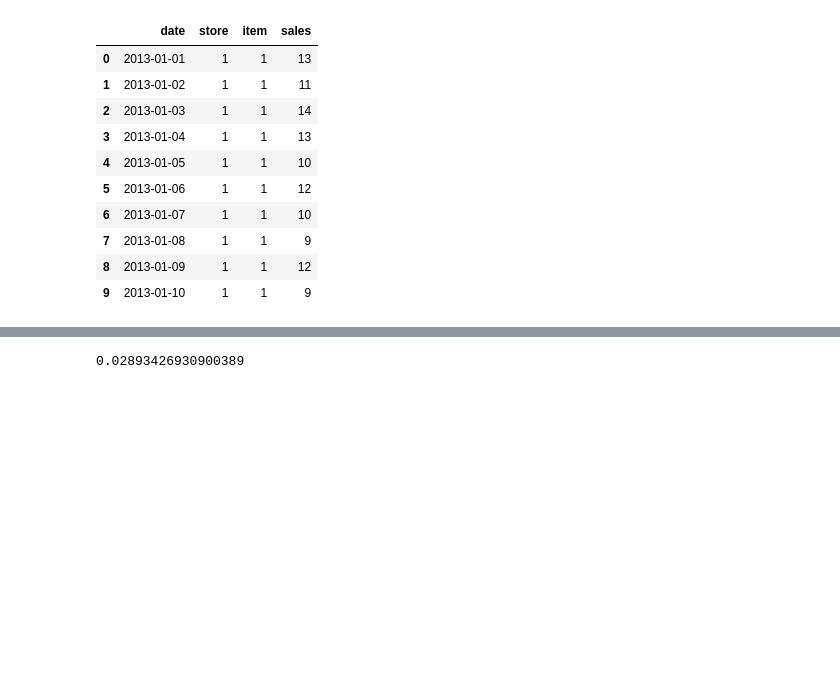
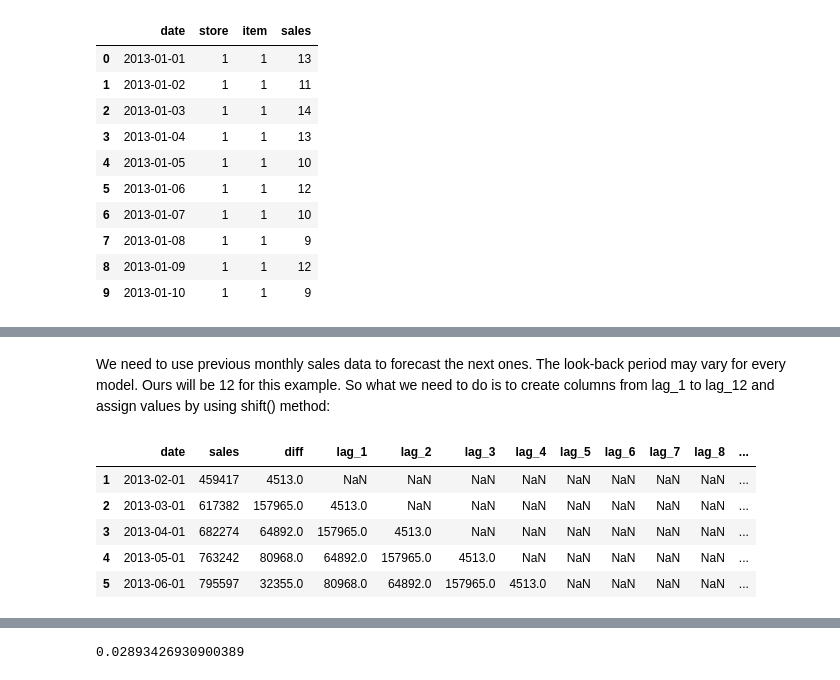
Before and after one commit to ryan13/Projects_prototype, a Jupyter notebook: Marketing_analytics/SaleForecast_LSTM.ipynb, the cells around one changed output, grey strips where cells are left out. Saved outputs shown, nothing was run; the diff lists cells and outputs as text; code cells hidden in the pictures; blank space fills up the shorter version.

Commit message:
Sale forecast

```diff
--- a/Marketing_analytics/SaleForecast_LSTM.ipynb
+++ b/Marketing_analytics/SaleForecast_LSTM.ipynb
@@ -129,3 +105,20 @@ pyoff.iplot(fig)
+# %% [markdown]
+We need to use previous monthly sales data to forecast the next ones. The look-back period may vary for every model. Ours will be 12 for this example.
+So what we need to do is to create columns from lag_1 to lag_12 and assign values by using shift() method:
 # %%
 #create new dataframe from transformation from time series to supervised
 df_supervised = df_diff.drop(['prev_sales'],axis=1)
+
+#adding lags
+for inc in range(1,13):
+    field_name = 'lag_' + str(inc)
+    df_supervised[field_name] = df_supervised['diff'].shift(inc)
+
+df_supervised.head()
+# %% [output]
+|  | date | sales | diff | lag_1 | lag_2 | lag_3 | lag_4 | lag_5 | lag_6 | lag_7 | lag_8 | ... |
+| 1 | 2013-02-01 | 459417 | 4513.0 | NaN | NaN | NaN | NaN | NaN | NaN | NaN | NaN | ... |
+| 2 | 2013-03-01 | 617382 | 157965.0 | 4513.0 | NaN | NaN | NaN | NaN | NaN | NaN | NaN | ... |
+| 3 | 2013-04-01 | 682274 | 64892.0 | 157965.0 | 4513.0 | NaN | NaN | NaN | NaN | NaN | NaN | ... |
+| 4 | 2013-05-01 | 763242 | 80968.0 | 64892.0 | 157965.0 | 4513.0 | NaN | NaN | NaN | NaN | NaN | ... |
+| 5 | 2013-06-01 | 795597 | 32355.0 | 80968.0 | 64892.0 | 157965.0 | 4513.0 | NaN | NaN | NaN | NaN | ... |
```
Also changed, not shown: parts of 52 cells of this notebook.
